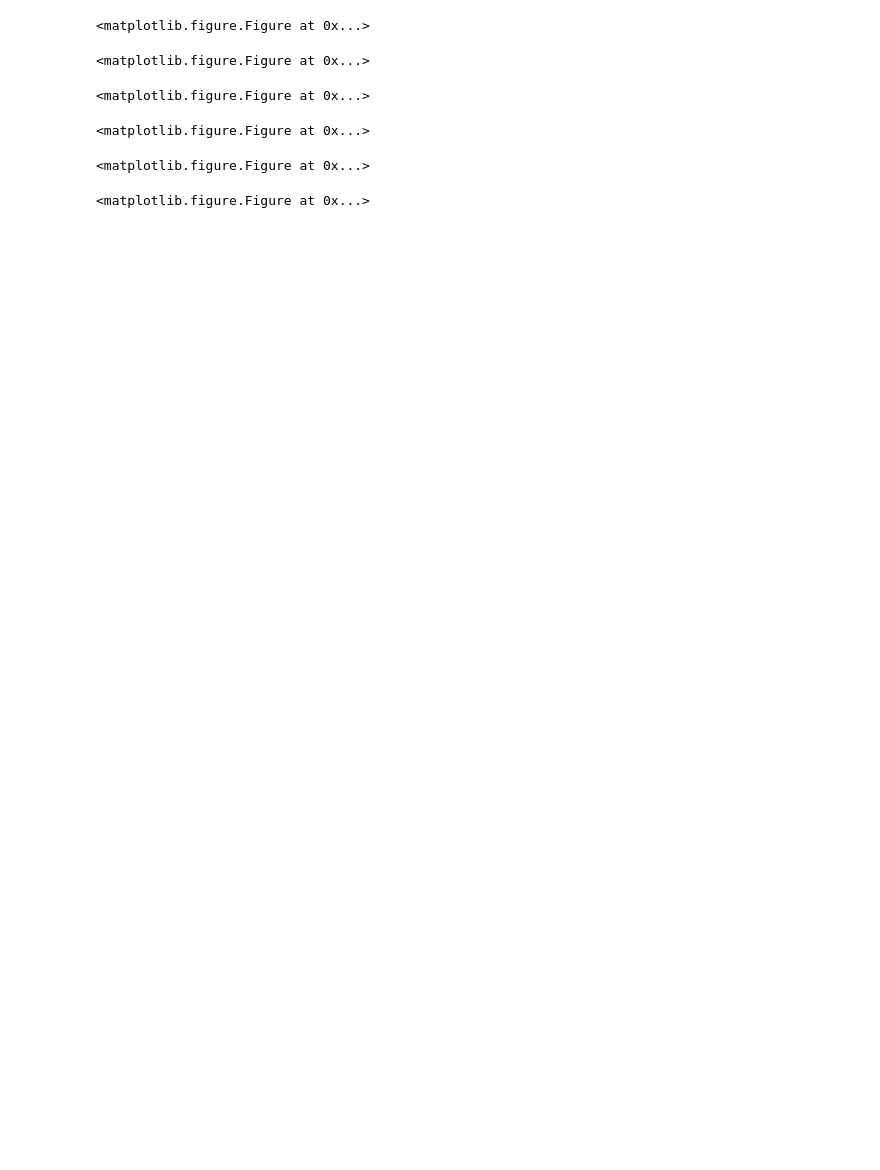
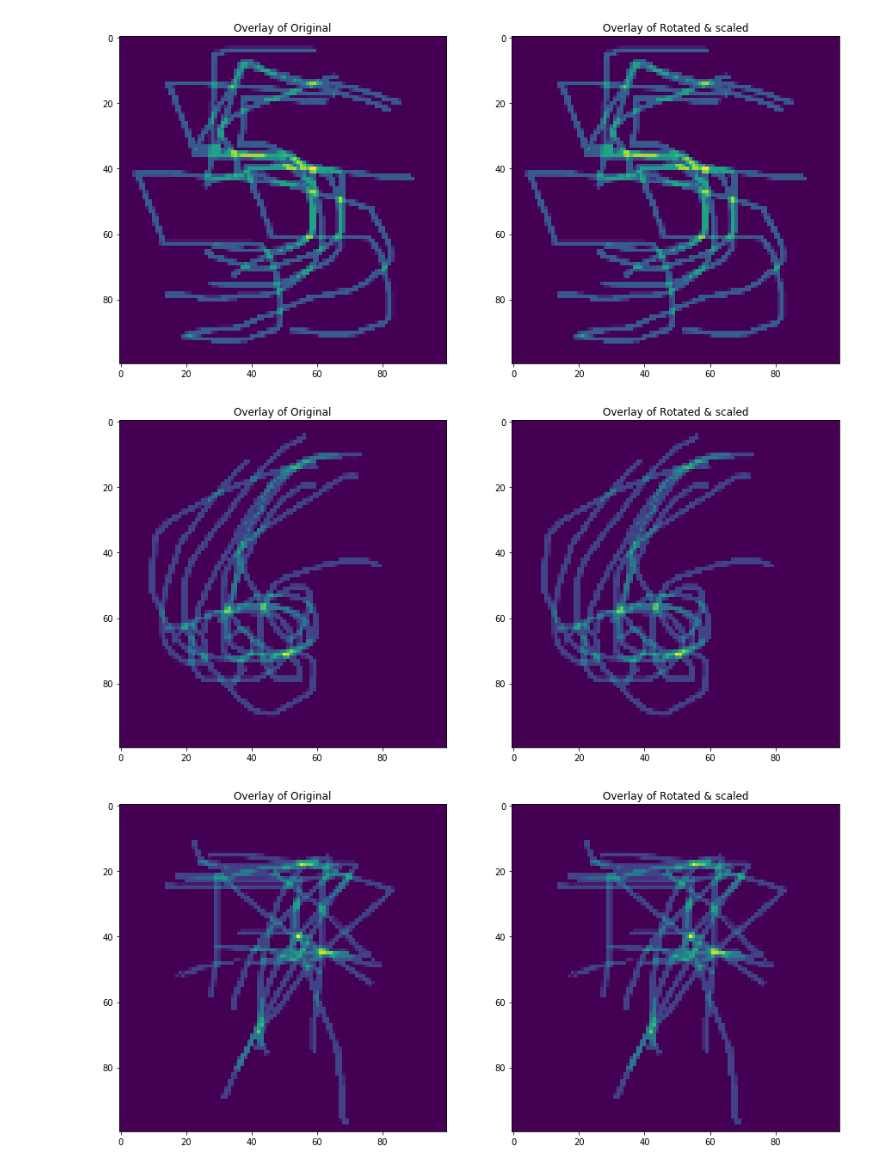
Before and after one commit to rsimmons1/WhiteningNN, a Jupyter notebook: WPCA2.ipynb, the cells around one changed output. Saved outputs shown, nothing was run; the diff lists cells and outputs as text; code cells hidden in the pictures; blank space fills up the shorter version.

```diff
--- a/WPCA2.ipynb
+++ b/WPCA2.ipynb
@@ -203,9 +203,11 @@ for folder in ['fives','sixes','sevens','eights','nines','people'][:]:
     for index, img in enumerate(imgs[:]):
         img = cv2.resize(img, (100,100))
         img = img/img.max()
-        img2 = Variable(torch.from_numpy(img))
+        img = torch.from_numpy(img)
+#         img2 = Variable(torch.from_numpy(img))
+        img2 = img
         coord_mat = img_to_coord(img)
-        coord_mat_2 = img_to_coord_tensor(img2)
+#         coord_mat_2 = img_to_coord_tensor(img2)
 #          plot_coord_mat(, ax[1])
 #         ax[0].set_xlim([0,100])
 #         ax[0].set_ylim([0,100])
@@ -227,36 +229,33 @@ for folder in ['fives','sixes','sevens','eights','nines','people'][:]:
     # plot_coord_mat(coord_mats[0] + coord_mats[1], ax2[0])
     combined_orig = sum(coord_mats)
     combined_transformed = sum(transformed_mats)
 #     combined_transformed_2 = sum(transformed_mats_2)
     ax2[0].imshow(combined_orig)
     ax2[0].set_title("Overlay of Original")
 #     ax2[1].imshow(combined_transformed_2)
 #     ax2[1].set_title("Overlay of Rotated")
     ax2[1].imshow(combined_transformed)
     ax2[1].set_title("Overlay of Rotated & scaled")
 #     fig2.savefig("Sevens_full.png")
 plt.show()
 # %% [output]
 fives 0
 fives 1
 fives 2
 fives 3
 fives 4
 fives 5
 fives 6
 fives 7
 sixes 0
 sixes 1
 sixes 2
 sixes 3
 ... (32 lines left out)
 people 0
 people 1
 people 2
 people 3
-<matplotlib.figure.Figure at 0x...>
-<matplotlib.figure.Figure at 0x...>
-<matplotlib.figure.Figure at 0x...>
-<matplotlib.figure.Figure at 0x...>
-<matplotlib.figure.Figure at 0x...>
-<matplotlib.figure.Figure at 0x...>
+[figure, added]
+[figure, added]
+[figure, added]
```
Also changed, not shown: parts of 3 cells of this notebook, 7 other files.
